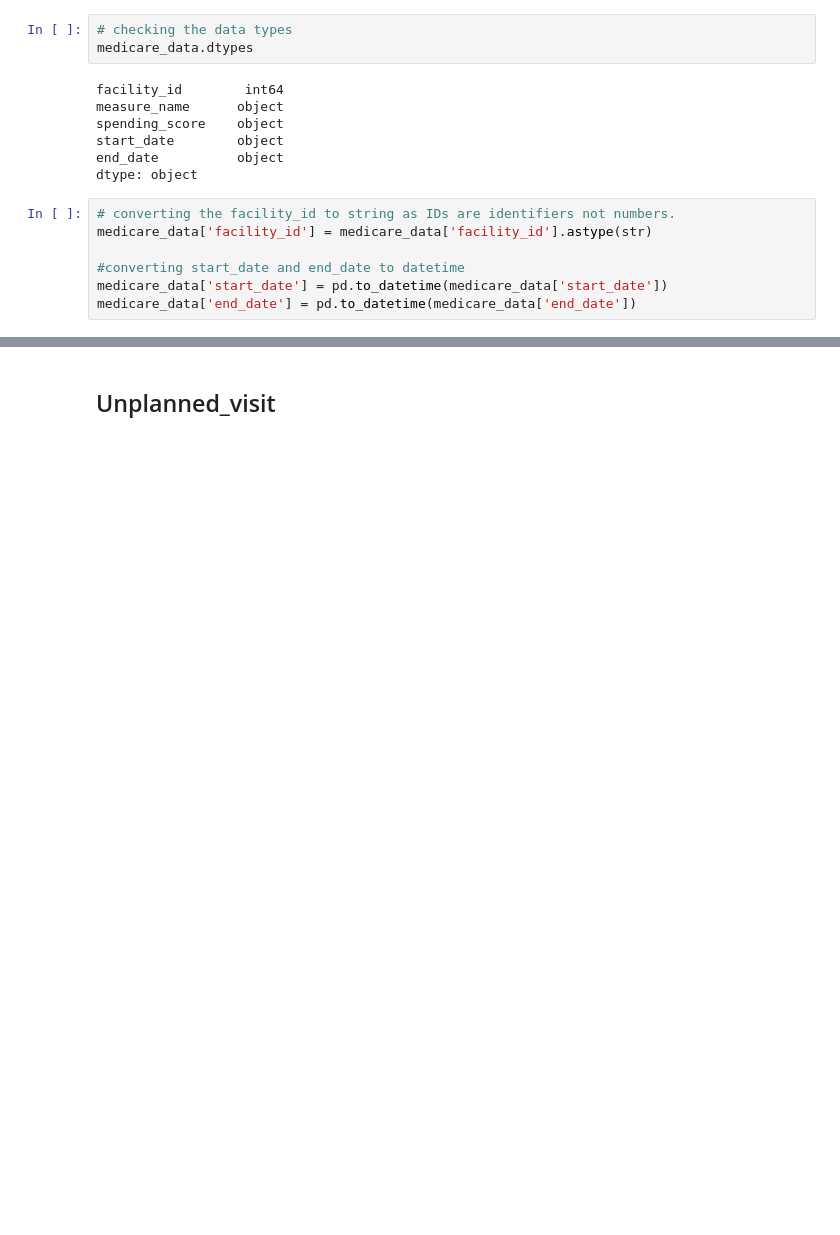
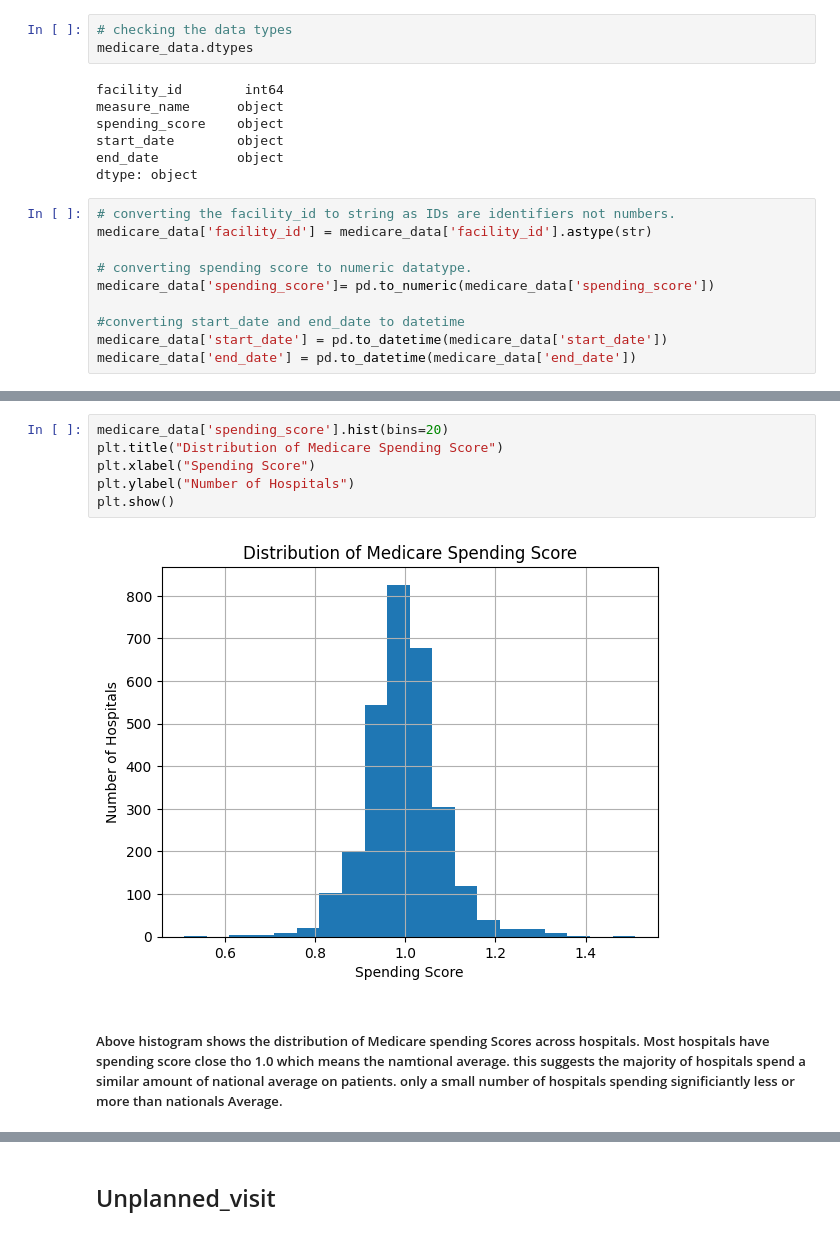
Before and after one commit to Archana-sth/hospital-performance-analysis, a Jupyter notebook: Notebook/hospital_performance_analysis.ipynb, the cells around one changed output, grey strips where cells are left out. Saved outputs shown, nothing was run; the diff lists cells and outputs as text; blank space fills up the shorter version.

```diff
--- a/Notebook/hospital_performance_analysis.ipynb
+++ b/Notebook/hospital_performance_analysis.ipynb
@@ -293,6 +322,9 @@ dtype: object
 # converting the facility_id to string as IDs are identifiers not numbers.
 medicare_data['facility_id'] = medicare_data['facility_id'].astype(str)
 
+# converting spending score to numeric datatype.
+medicare_data['spending_score']= pd.to_numeric(medicare_data['spending_score'])
+
 #converting start_date and end_date to datetime
 medicare_data['start_date'] = pd.to_datetime(medicare_data['start_date'])
 medicare_data['end_date'] = pd.to_datetime(medicare_data['end_date'])
@@ -298,0 +344,10 @@ medicare_data['end_date'] = pd.to_datetime(medicare_data['end_date'])
+# %%
+medicare_data['spending_score'].hist(bins=20)
+plt.title("Distribution of Medicare Spending Score")
+plt.xlabel("Spending Score")
+plt.ylabel("Number of Hospitals")
+plt.show()
+# %% [output]
+[figure, added]
+# %% [markdown]
+##### Above histogram shows the distribution of Medicare spending Scores across hospitals. Most hospitals have spending score close tho 1.0 which means the namtional average. this suggests the majority of hospitals spend a similar amount of national average on patients. only a small number of hospitals spending significiantly less or more than nationals Average.
```
Also changed, not shown: parts of 15 cells of this notebook.
